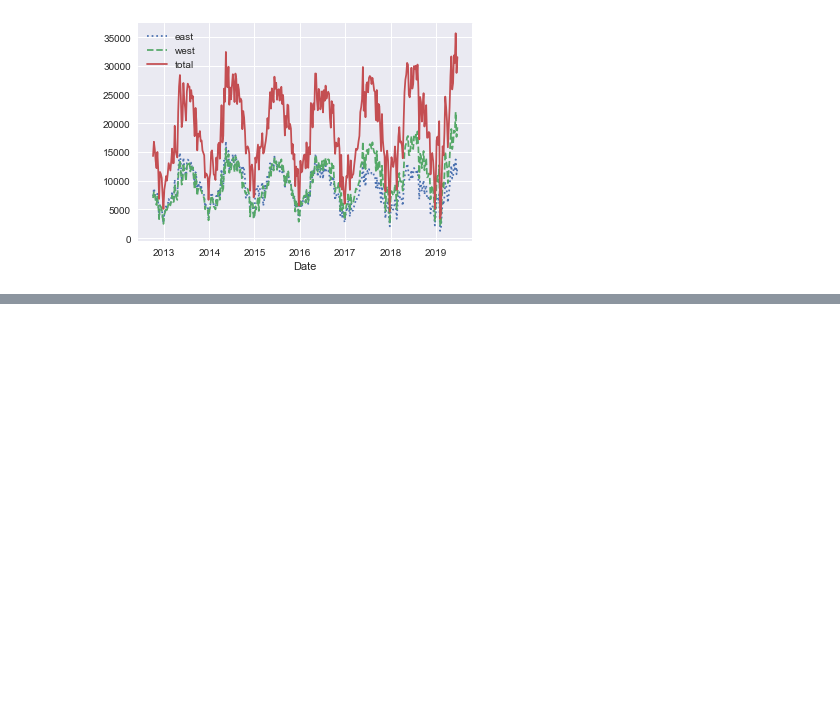
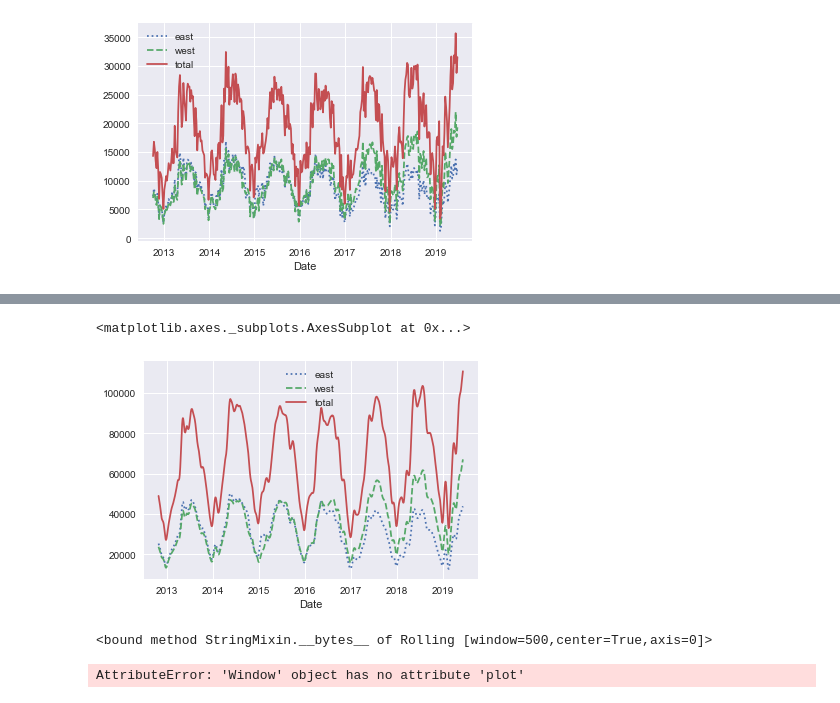
Before and after one commit to SpIIIII/jupyter-repo, a Jupyter notebook: Python Data Science Cookbook/Main.ipynb, the cells around one changed output, grey strips where cells are left out. Saved outputs shown, nothing was run; the diff lists cells and outputs as text; code cells hidden in the pictures; blank space fills up the shorter version.

```diff
--- a/Python Data Science Cookbook/Main.ipynb
+++ b/Python Data Science Cookbook/Main.ipynb
@@ -50,0 +57,13 @@ daily = data.resample('D')
+# %%
+daily.rolling(50, center = True, win_type = 'gaussian').sum (std = 10).plot(style = [':','--','-'])
+# %% [output]
+<matplotlib.axes._subplots.AxesSubplot at 0x...>
+[figure, added]
+# %%
+daily.rolling(500, center= True).__bytes__
+# %% [output]
+<bound method StringMixin.__bytes__ of Rolling [window=500,center=True,axis=0]>
+# %%
+daily.rolling(30, center= True, win_type = 'gaussian').plot(style = [':','--','-'])
+# %% [output]
+AttributeError: 'Window' object has no attribute 'plot'
```
Also changed, not shown: parts of 5 cells of this notebook, 2 other files.
